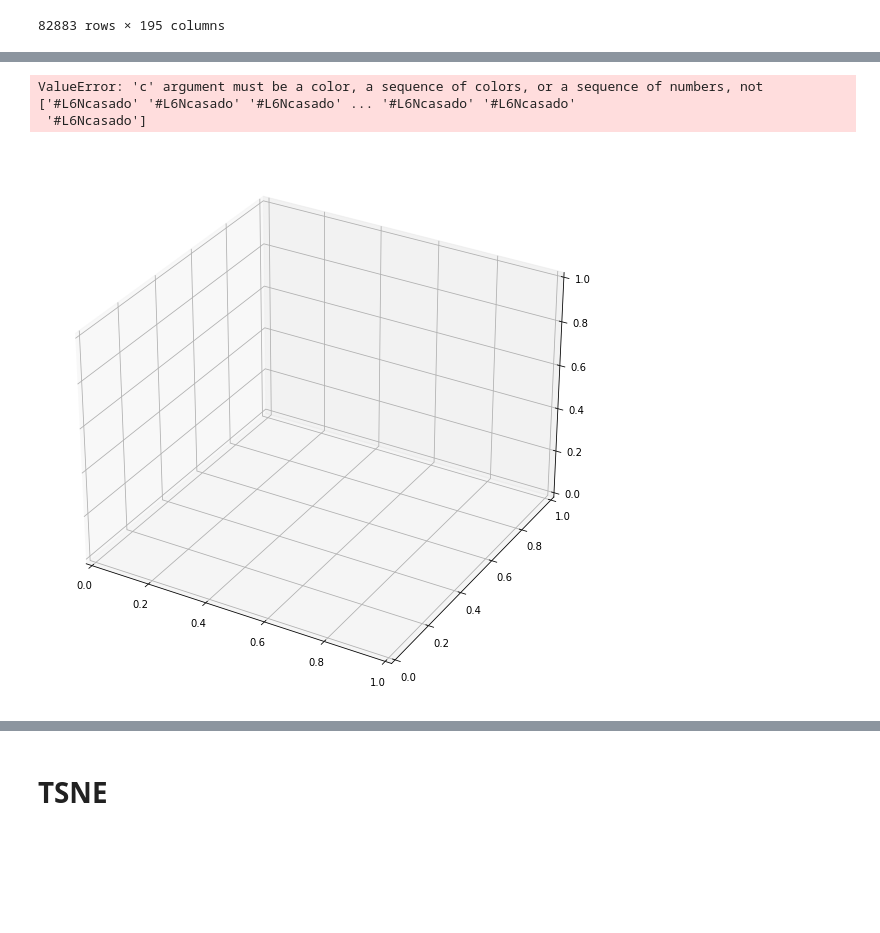
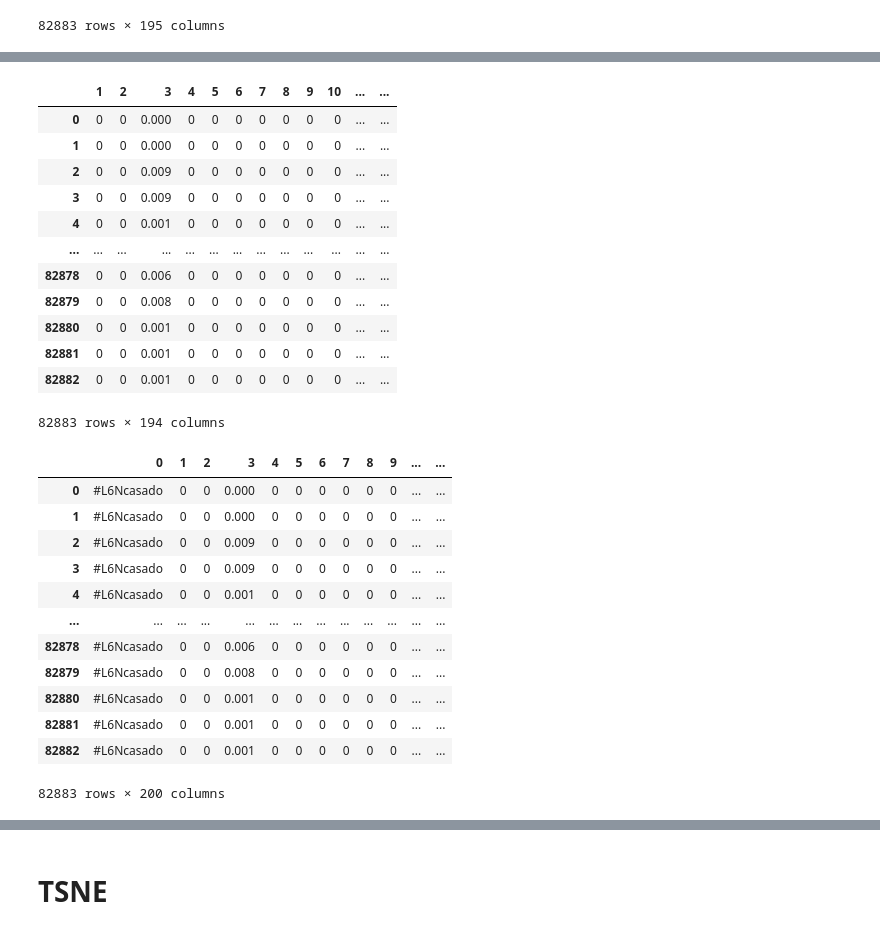
Before and after one commit to palomagmz3/TFM, a Jupyter notebook: bert_code/visualize.ipynb, the cells around one changed output, grey strips where cells are left out. Cells and saved outputs as stored; diff of their text form; code cells hidden in the pictures; blank space fills up the shorter version.

```diff
--- a/bert_code/visualize.ipynb
+++ b/bert_code/visualize.ipynb
@@ -61,34 +90,42 @@ df['topic'] = df[0].apply(lambda x: color(x))
+# %%
+embeddings
+# %% [output]
+|  | 1 | 2 | 3 | 4 | 5 | 6 | 7 | 8 | 9 | 10 | ... | ... |
+| 0 | 0 | 0 | 0.000 | 0 | 0 | 0 | 0 | 0 | 0 | 0 | ... | ... |
+| 1 | 0 | 0 | 0.000 | 0 | 0 | 0 | 0 | 0 | 0 | 0 | ... | ... |
+| 2 | 0 | 0 | 0.009 | 0 | 0 | 0 | 0 | 0 | 0 | 0 | ... | ... |
+| 3 | 0 | 0 | 0.009 | 0 | 0 | 0 | 0 | 0 | 0 | 0 | ... | ... |
+| 4 | 0 | 0 | 0.001 | 0 | 0 | 0 | 0 | 0 | 0 | 0 | ... | ... |
+| ... | ... | ... | ... | ... | ... | ... | ... | ... | ... | ... | ... | ... |
+| 82878 | 0 | 0 | 0.006 | 0 | 0 | 0 | 0 | 0 | 0 | 0 | ... | ... |
+| 82879 | 0 | 0 | 0.008 | 0 | 0 | 0 | 0 | 0 | 0 | 0 | ... | ... |
+| 82880 | 0 | 0 | 0.001 | 0 | 0 | 0 | 0 | 0 | 0 | 0 | ... | ... |
+| 82881 | 0 | 0 | 0.001 | 0 | 0 | 0 | 0 | 0 | 0 | 0 | ... | ... |
+| 82882 | 0 | 0 | 0.001 | 0 | 0 | 0 | 0 | 0 | 0 | 0 | ... | ... |
+82883 rows × 194 columns
 # %%
 # Clústering con PCA
-embeddings = df.drop(columns=0)
 pca = PCA(n_components=3)
 #pca_result = pca.fit_transform(df[feat_cols].values)
 pca_result = pca.fit_transform(embeddings)
 
 rndperm = np.random.permutation(df.shape[0])
-df['pca-one'] = pca_result[:,0]
-df['pca-two'] = pca_result[:,1]
-df['pca-three'] = pca_result[:,2]
-df['y'] = classes
-
-n_labels = df['y'].nunique()
-
-ax = plt.figure(figsize=(16,10)).gca(projection='3d')
-ax.scatter(
-    xs=df.loc[rndperm,:]["pca-one"],
-    ys=df.loc[rndperm,:]["pca-two"],
-    zs=df.loc[rndperm,:]["pca-three"],
-    c=df.loc[rndperm, :]["y"],
-    cmap='tab10'
-)
-
-ax.set_xlabel('pca-one')
-ax.set_ylabel('pca-two')
-ax.set_zlabel('pca-three')
-
-plt.legend()
-plt.show()
+df_pca['pca-one'] = pca_result[:,0]
+df_pca['pca-two'] = pca_result[:,1]
+df_pca['pca-three'] = pca_result[:,2]
-# %% [output]
-ValueError: 'c' argument must be a color, a sequence of colors, or a sequence of numbers, not ['#L6Ncasado' '#L6Ncasado' '#L6Ncasado' ... '#L6Ncasado' '#L6Ncasado'
- '#L6Ncasado']
-[figure, removed]
+# %%
+df_pca
+# %% [output]
+|  | 0 | 1 | 2 | 3 | 4 | 5 | 6 | 7 | 8 | 9 | ... | ... |
+| 0 | #L6Ncasado | 0 | 0 | 0.000 | 0 | 0 | 0 | 0 | 0 | 0 | ... | ... |
+| 1 | #L6Ncasado | 0 | 0 | 0.000 | 0 | 0 | 0 | 0 | 0 | 0 | ... | ... |
+| 2 | #L6Ncasado | 0 | 0 | 0.009 | 0 | 0 | 0 | 0 | 0 | 0 | ... | ... |
+| 3 | #L6Ncasado | 0 | 0 | 0.009 | 0 | 0 | 0 | 0 | 0 | 0 | ... | ... |
+| 4 | #L6Ncasado | 0 | 0 | 0.001 | 0 | 0 | 0 | 0 | 0 | 0 | ... | ... |
+| ... | ... | ... | ... | ... | ... | ... | ... | ... | ... | ... | ... | ... |
+| 82878 | #L6Ncasado | 0 | 0 | 0.006 | 0 | 0 | 0 | 0 | 0 | 0 | ... | ... |
+| 82879 | #L6Ncasado | 0 | 0 | 0.008 | 0 | 0 | 0 | 0 | 0 | 0 | ... | ... |
+| 82880 | #L6Ncasado | 0 | 0 | 0.001 | 0 | 0 | 0 | 0 | 0 | 0 | ... | ... |
+| 82881 | #L6Ncasado | 0 | 0 | 0.001 | 0 | 0 | 0 | 0 | 0 | 0 | ... | ... |
+| 82882 | #L6Ncasado | 0 | 0 | 0.001 | 0 | 0 | 0 | 0 | 0 | 0 | ... | ... |
+82883 rows × 200 columns
```
Also changed, not shown: parts of 18 cells of this notebook, 4 other files.
